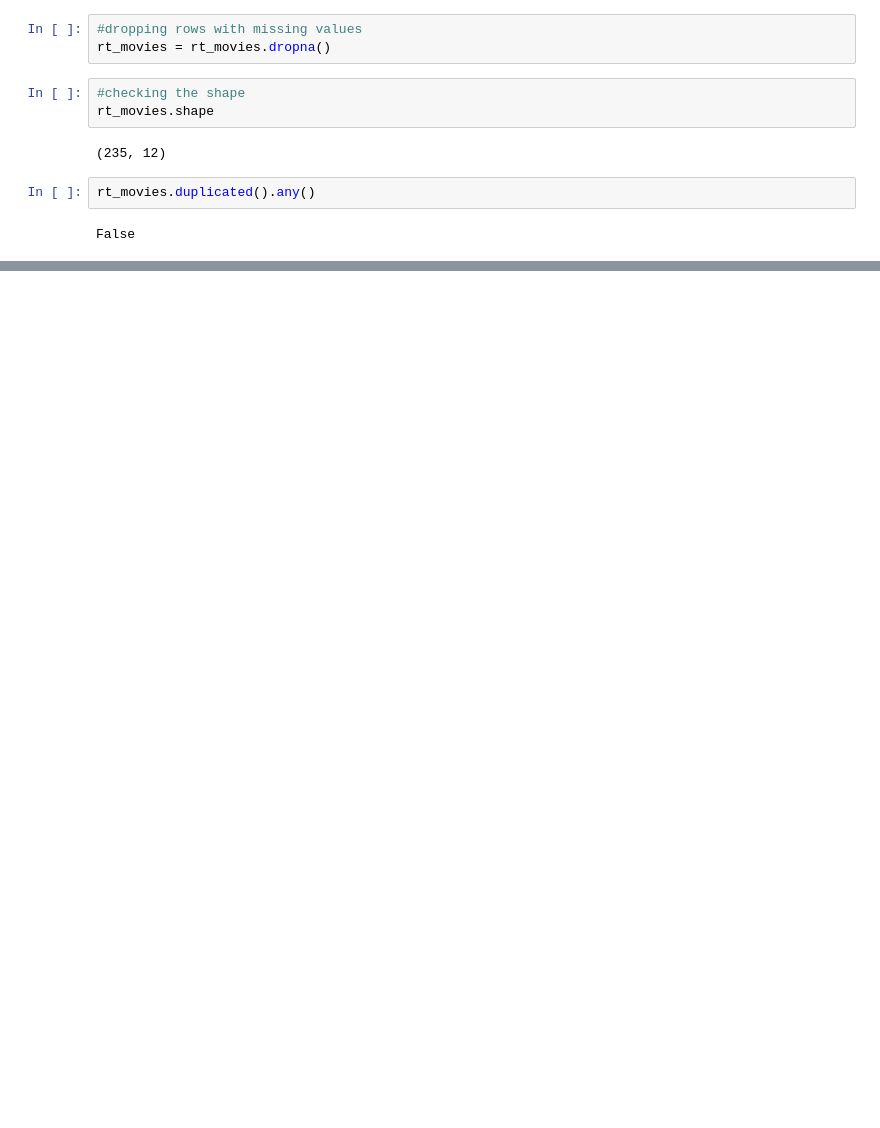
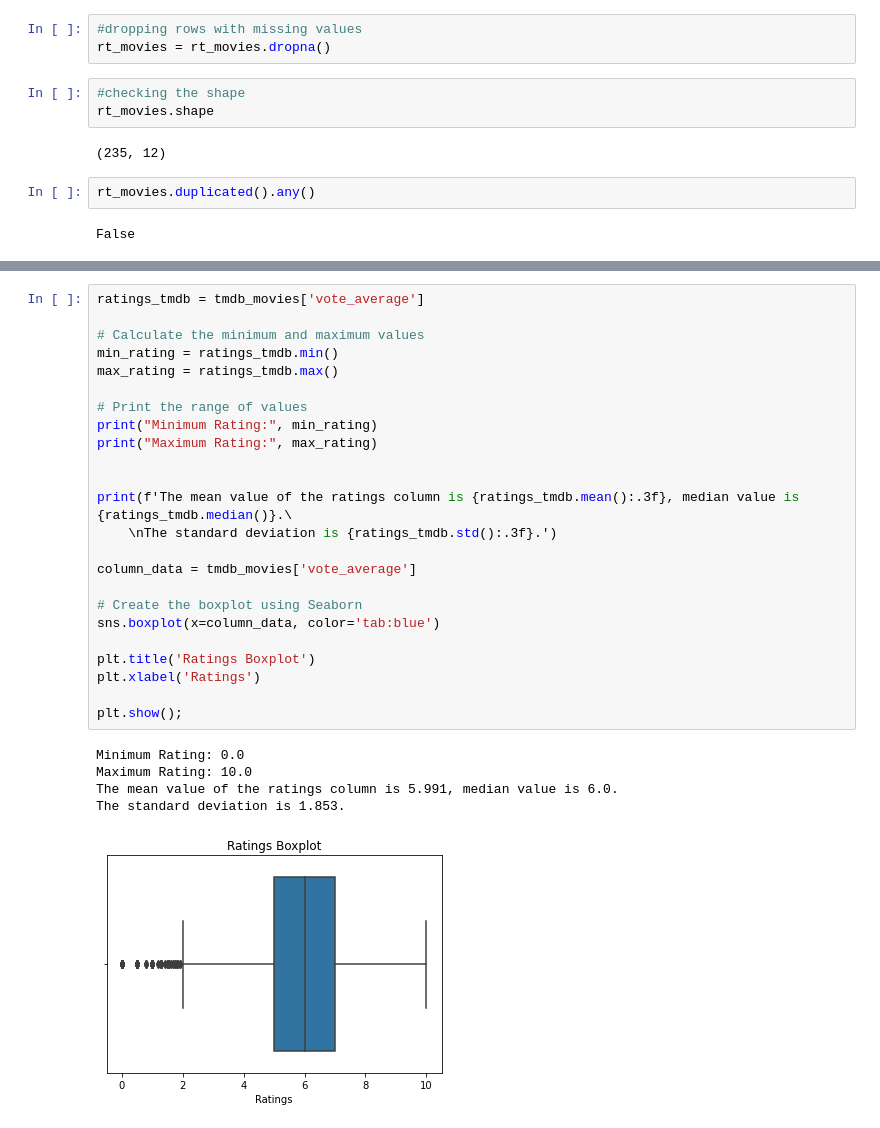
Before and after one commit to MercyKiragu/MICROSOFT-MOVIES-STUDIO, a Jupyter notebook: student.ipynb, the cells around one changed output, grey strips where cells are left out. Saved outputs shown, nothing was run; the diff lists cells and outputs as text; blank space fills up the shorter version.

```diff
--- a/student.ipynb
+++ b/student.ipynb
@@ -588,0 +921,30 @@ False
+# %%
+ratings_tmdb = tmdb_movies['vote_average']
+
+# Calculate the minimum and maximum values
+min_rating = ratings_tmdb.min()
+max_rating = ratings_tmdb.max()
+
+# Print the range of values
+print("Minimum Rating:", min_rating)
+print("Maximum Rating:", max_rating)
+
+
+print(f'The mean value of the ratings column is {ratings_tmdb.mean():.3f}, median value is {ratings_tmdb.median()}.\
+    \nThe standard deviation is {ratings_tmdb.std():.3f}.')
+
+column_data = tmdb_movies['vote_average']
+
+# Create the boxplot using Seaborn
+sns.boxplot(x=column_data, color='tab:blue')
+
+plt.title('Ratings Boxplot')
+plt.xlabel('Ratings')
+
+plt.show();
+# %% [output]
+Minimum Rating: 0.0
+Maximum Rating: 10.0
+The mean value of the ratings column is 5.991, median value is 6.0.
+The standard deviation is 1.853.
+[figure, added]
```
Also changed, not shown: parts of 58 cells of this notebook.
